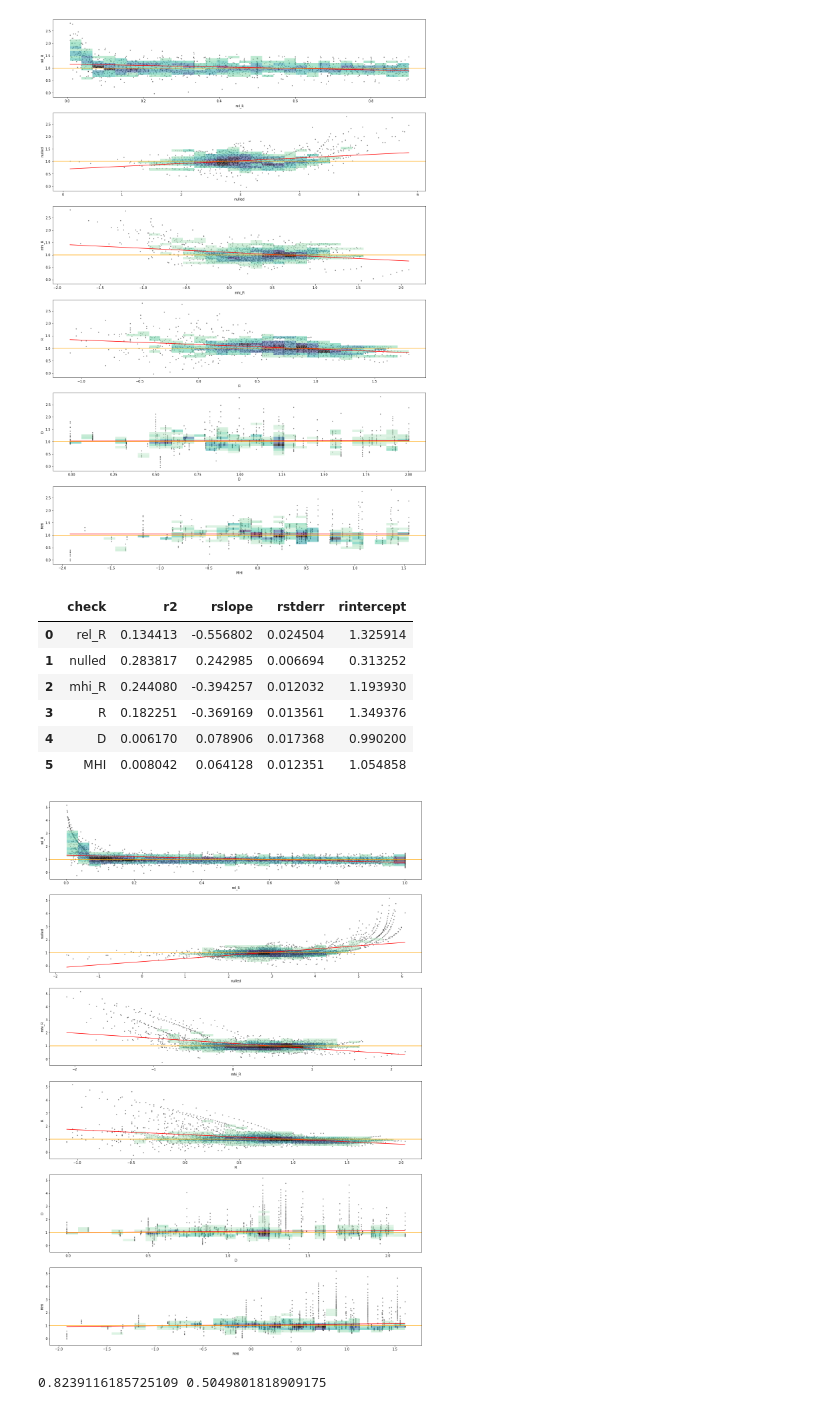
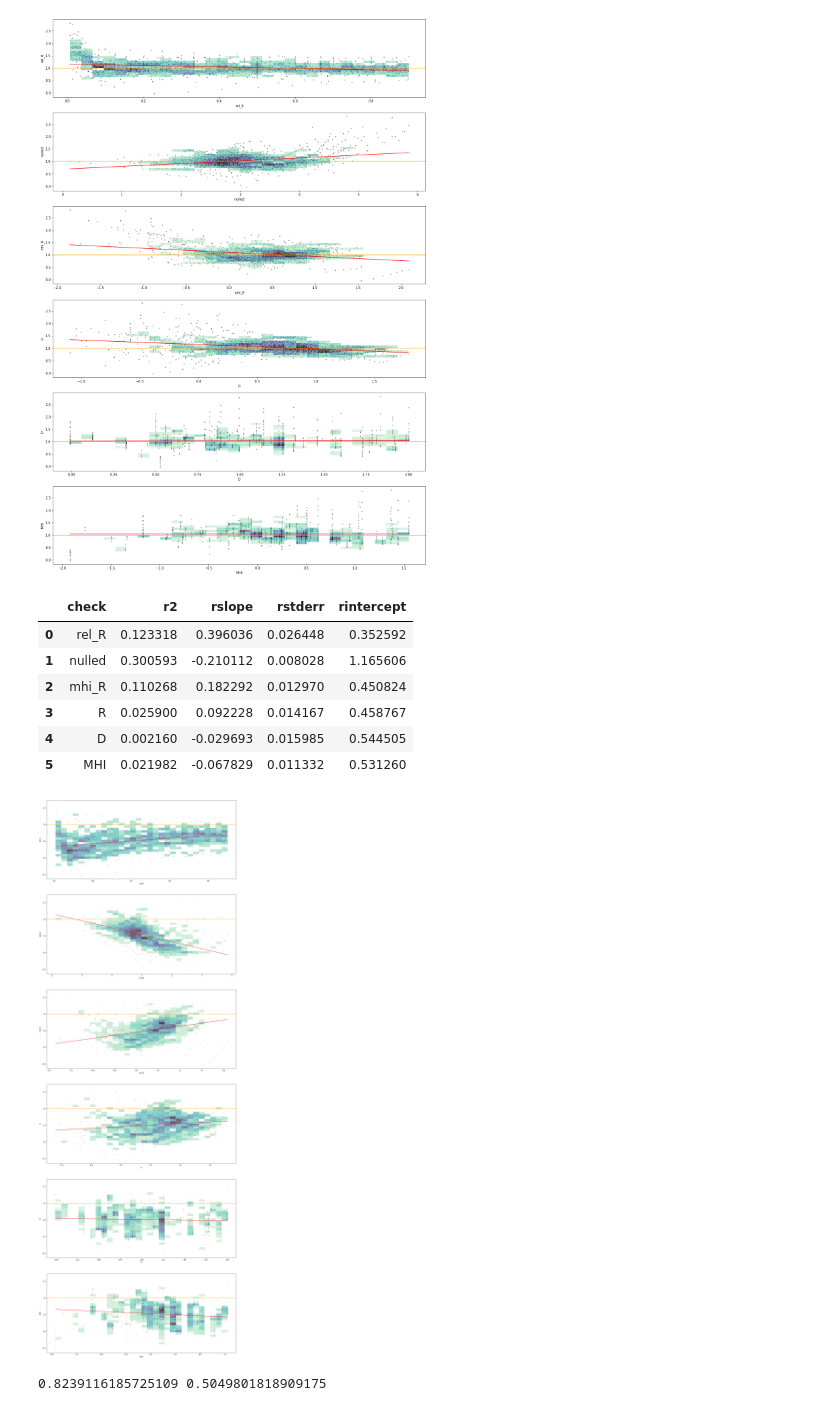
Before and after one commit to timjdavey/galactus, a Jupyter notebook: notebooks/Sparc RAR.ipynb, the cells around one changed output. Cells and saved outputs as stored; diff of their text form; code cells hidden in the pictures.

Commit message:
adding RAR fit profiles

```diff
--- a/notebooks/Sparc RAR.ipynb
+++ b/notebooks/Sparc RAR.ipynb
@@ -21,7 +21,7 @@ BOUNDS = [[0.6,0],[0.60001,np.inf]]
 def curve_fit(self):
 
     # combined masses dataframe
-    cdf = self.dataframe(mass_ratios=SPARC_MASS_RATIOS, combined=True)
+    cdf = self.dataframe(mass_ratios=self.profile.mass_ratios(), combined=True)
 
     def f(r, gamma, tau):
         al = 0.3
@@ -76,7 +76,7 @@ def sparc_dataframe(self):
     # calculate gravity components Vbar & gbar
     # with mass ratios from sparc paper
     # https://arxiv.org/pdf/1606.09251.pdf eq.2
-    mrs = SPARC_MASS_RATIOS
+    mrs = self.profile.mass_ratios()
     for v in ('V', 'W'):
         key = '%sbar' % v
         df[key] = np.sum([mrs[c]*df["%s%s" % (v,c)]**2 for c in self.mass_labels],axis=0)**0.5
@@ -246,40 +246,41 @@ residual_plots(filtered_df)
 # %%
 def residual_plots(df, iden='V', checks={'rel_R':1, 'nulled':0, 'mhi_R':0, 'R':0, 'D':0, 'MHI':0}):
     data = []
-    fig, axes = plt.subplots(len(checks), 1, figsize=(20,5*len(checks)))
+    fig, axes = plt.subplots(len(checks), 1, figsize=(20,10*len(checks)))
     for i, c in enumerate(checks.keys()):
         if checks[c]:
             x = df[c]
         else:
             x = np.log10(df[c])
         nulled = df['nulled']
         yprime = (1.8*df['W_gbar']*(0.6**(nulled**0.17)))
+        yprime = df['W_gbar']
         y = np.log10(df['gobs']/yprime)
         result = sp.stats.linregress(x, y)
         sns.scatterplot(x=x, y=y, color='black', s=10, alpha=0.5, ax=axes[i])
-        sns.histplot(x=x, y=y, bins=30, pthresh=.1, cmap="mako_r", alpha=0.6, ax=axes[i])
+        sns.histplot(x=x, y=y, bins=30, pthresh=.05, cmap="mako_r", alpha=0.6, ax=axes[i])
         sns.lineplot(x=x, y=result.slope*x+result.intercept, color='red', ax=axes[i])
         axes[i].axhline(y=1, color='orange')
         data.append({
             'check': c,
             'r2': result.rvalue**2,
             'rslope': result.slope,
             'rstderr': result.stderr,
             'rintercept': result.intercept
         })
 
     return pd.DataFrame(data)
 
-residual_plots(full_df)
+residual_plots(filtered_df)
 # %% [output]
 |  | check | r2 | rslope | rstderr | rintercept |
-| 0 | rel_R | 0.134413 | -0.556802 | 0.024504 | 1.325914 |
-| 1 | nulled | 0.283817 | 0.242985 | 0.006694 | 0.313252 |
-| 2 | mhi_R | 0.244080 | -0.394257 | 0.012032 | 1.193930 |
-| 3 | R | 0.182251 | -0.369169 | 0.013561 | 1.349376 |
-| 4 | D | 0.006170 | 0.078906 | 0.017368 | 0.990200 |
-| 5 | MHI | 0.008042 | 0.064128 | 0.012351 | 1.054858 |
+| 0 | rel_R | 0.123318 | 0.396036 | 0.026448 | 0.352592 |
+| 1 | nulled | 0.300593 | -0.210112 | 0.008028 | 1.165606 |
+| 2 | mhi_R | 0.110268 | 0.182292 | 0.012970 | 0.450824 |
+| 3 | R | 0.025900 | 0.092228 | 0.014167 | 0.458767 |
+| 4 | D | 0.002160 | -0.029693 | 0.015985 | 0.544505 |
+| 5 | MHI | 0.021982 | -0.067829 | 0.011332 | 0.531260 |
-[figure, old version]
+[figure, new version]
 # %%
 # inulled with no tau (amazinlgy super flat!), just a tad low, although is funny when you do abs R
 skew_plot(filtered_df)
```
Also changed, not shown: 5 other files.
